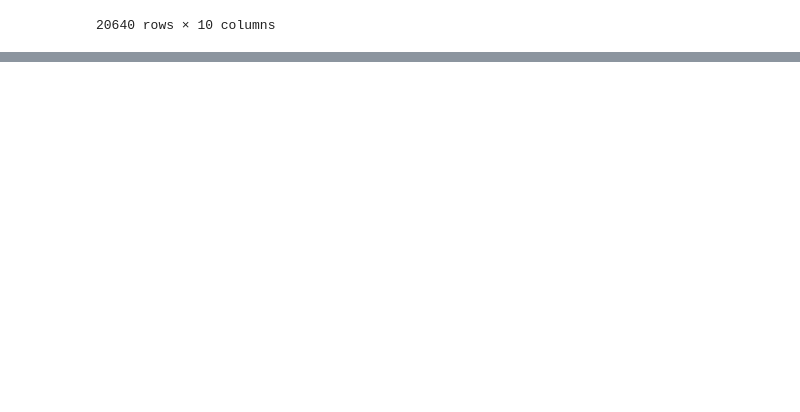
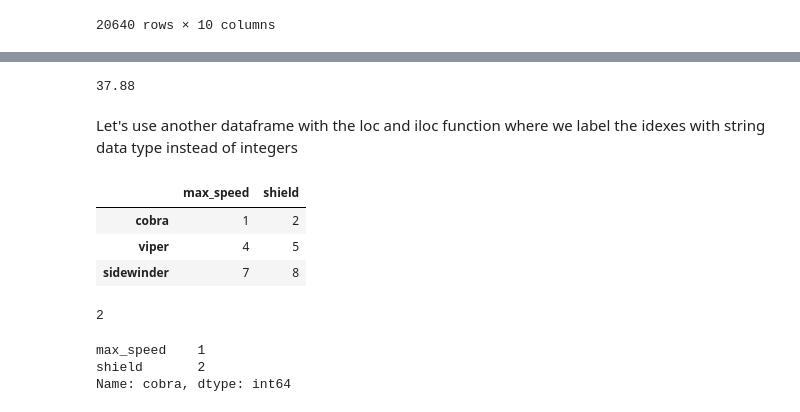
Before and after one commit to Jay-Jeremiah/Data-Analytics, a Jupyter notebook: Data Exploration and Preprocessing/explore&preprocess.ipynb, the cells around one changed output, grey strips where cells are left out. Cells and saved outputs as stored; diff of their text form; code cells hidden in the pictures; blank space fills up the shorter version.

Commit message:
Data Exploration and Preprocessing basics

```diff
--- a/Data Exploration and Preprocessing/explore&preprocess.ipynb
+++ b/Data Exploration and Preprocessing/explore&preprocess.ipynb
@@ -119,0 +176,27 @@ data_csv.fillna('NULL')
+# %%
+#using the loc function with both rows and columns
+data_csv.loc[0,"latitude"]
+# %% [output]
+37.88
+# %% [markdown]
+Let's use another dataframe with the loc and iloc function where we label the idexes with string data type instead of integers
+# %%
+df = pd.DataFrame([[1, 2], [4, 5], [7, 8]],index=['cobra', 'viper', 'sidewinder'],columns=['max_speed', 'shield'])
+df
+# %% [output]
+|  | max_speed | shield |
+| cobra | 1 | 2 |
+| viper | 4 | 5 |
+| sidewinder | 7 | 8 |
+# %%
+#Using the loc function
+df.loc['cobra']
+# %% [output]
+2
+# %%
+#using the iloc
+df.iloc[0]
+# %% [output]
+max_speed    1
+shield       2
+Name: cobra, dtype: int64
```
Also changed, not shown: parts of 6 cells of this notebook, 1 other file.
